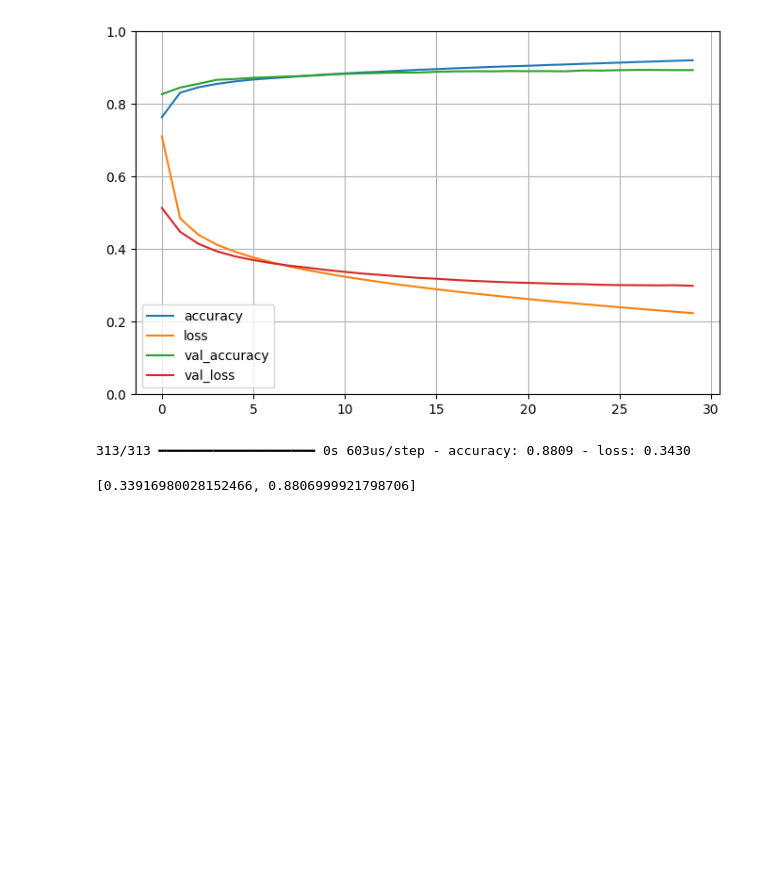
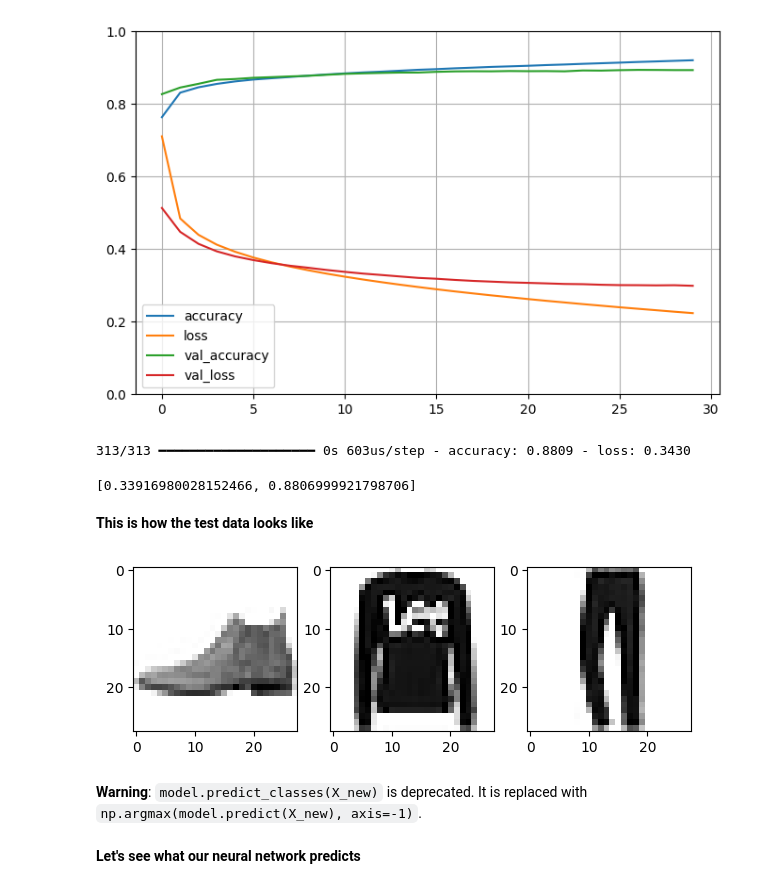
Before and after one commit to RajiaRani/AI_Projects, a Jupyter notebook: Neural_Networks_Projects/01.Hands_On_Neural_Networks_Project_MNSTFashion_Dataset.ipynb, the cells around one changed output. Cells and saved outputs as stored; diff of their text form; code cells hidden in the pictures; blank space fills up the shorter version.

Commit message:
did the chnages in my 01.Hands_On_Neural_Networks_Project_MNSTFashion_Dataset.ipynb file

```diff
--- a/Neural_Networks_Projects/01.Hands_On_Neural_Networks_Project_MNSTFashion_Dataset.ipynb
+++ b/Neural_Networks_Projects/01.Hands_On_Neural_Networks_Project_MNSTFashion_Dataset.ipynb
@@ -251,3 +251,18 @@ model.evaluate(X_test, y_test)
 [0.33916980028152466, 0.8806999921798706]
 # %%
 X_new = X_test[:3]
+# %% [markdown]
+**This is how the test data looks like**
+# %%
+plt.figure(figsize=(7.2, 2.4))
+for index, image in enumerate(X_new):
+    plt.subplot(1, 3, index + 1)
+    plt.imshow(image, cmap="binary", interpolation="nearest")
+plt.subplots_adjust(wspace=0.2, hspace=0.5)
+plt.show()
+# %% [output]
+[figure, added]
+# %% [markdown]
+**Warning**: `model.predict_classes(X_new)` is deprecated. It is replaced with `np.argmax(model.predict(X_new), axis=-1)`.
+# %% [markdown]
+**Let's see what our neural network predicts**
```
Also changed, not shown: parts of 4 cells of this notebook.
